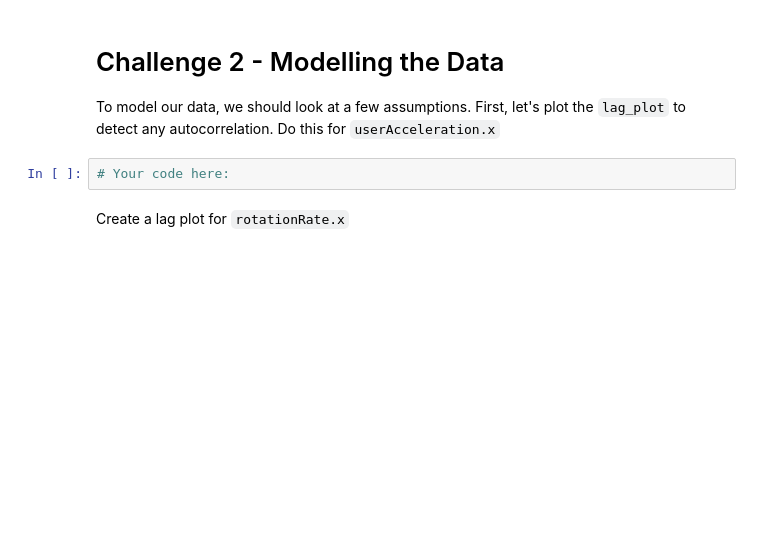
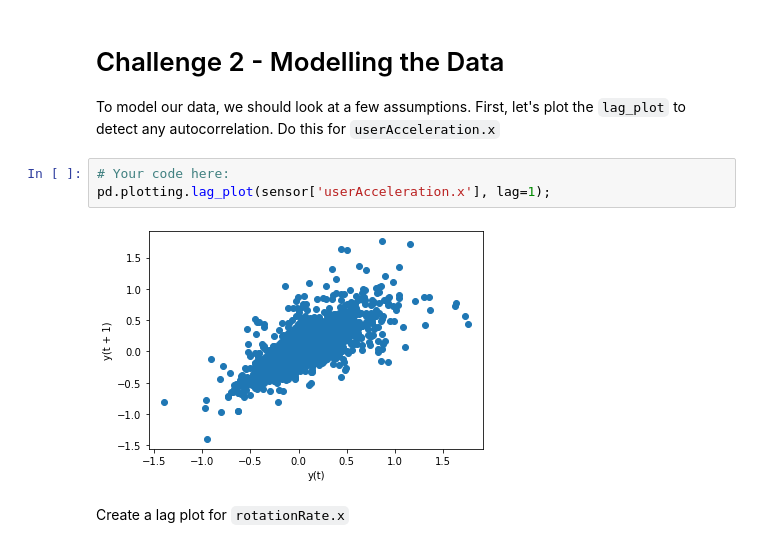
Before and after one commit to Irene9R/dataptmad1121_labs, a Jupyter notebook: extra-work/m2/lab-time-series/your-code/main.ipynb, the cells around one changed output. Cells and saved outputs as stored; diff of their text form; blank space fills up the shorter version.

```diff
--- a/extra-work/m2/lab-time-series/your-code/main.ipynb
+++ b/extra-work/m2/lab-time-series/your-code/main.ipynb
@@ -95,6 +103,9 @@ Figure(432x288)
 To model our data, we should look at a few assumptions. First, let's plot the `lag_plot` to detect any autocorrelation. Do this for `userAcceleration.x`
 # %%
 # Your code here:
+pd.plotting.lag_plot(sensor['userAcceleration.x'], lag=1);
+# %% [output]
+[figure, added]
 # %% [markdown]
 Create a lag plot for `rotationRate.x`
 # %%
```
Also changed, not shown: parts of 17 cells of this notebook.
